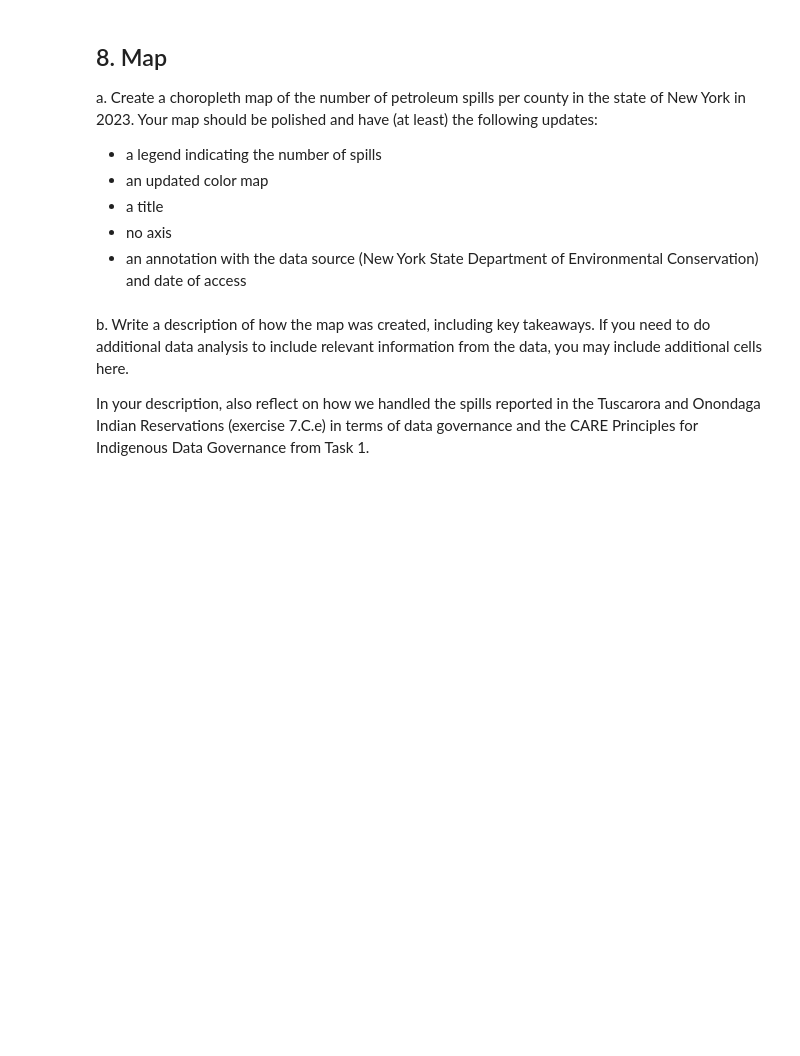
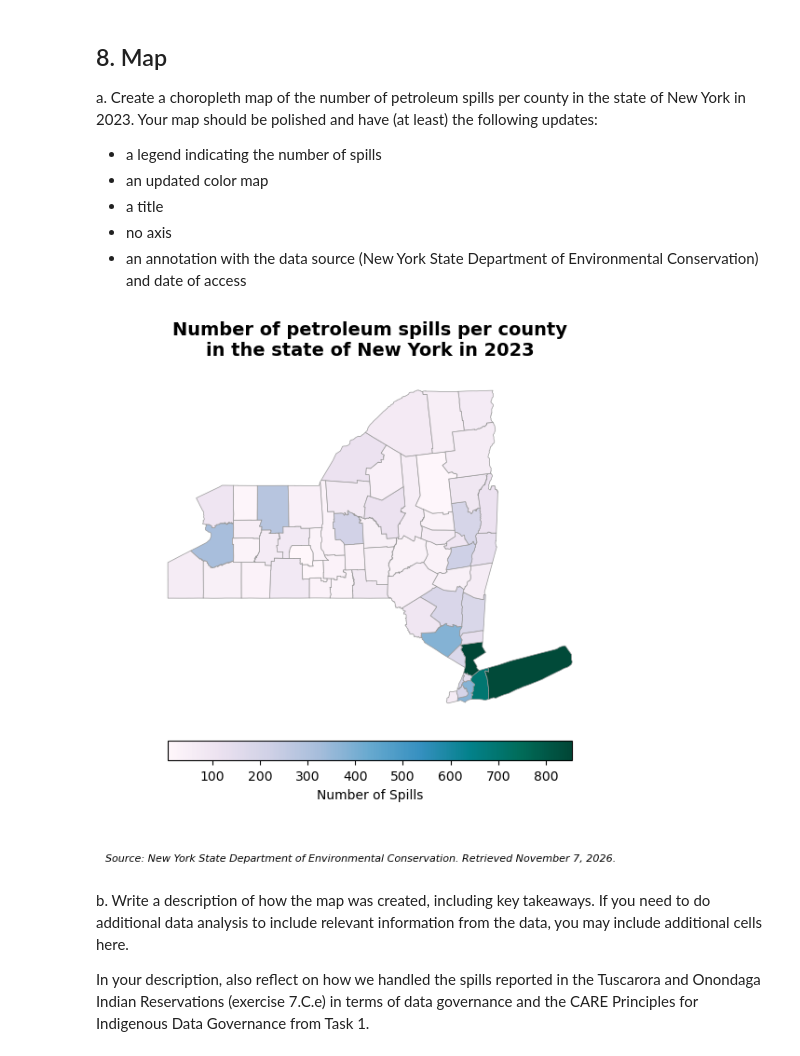
Before and after one commit to cllorey/eds220-hwk3, a Jupyter notebook: hwk3-task2-spills.ipynb, the cells around one changed output. Drawn from its saved outputs; the diff is of its cells as text; code cells hidden in the pictures; blank space fills up the shorter version.

```diff
--- a/hwk3-task2-spills.ipynb
+++ b/hwk3-task2-spills.ipynb
@@ -586,7 +586,7 @@ ny_counties = ny_counties.rename(columns={'name':'county'})
 # %% [markdown]
 b. Store the inner join of the `spills_per_county` and `ny_counties` dataframes in a new variable named `ny_spills`.
 # %%
-ny_spills = pd.merge(spills_per_county, ny_counties, on='county', how='inner')
+ny_spills = pd.merge(ny_counties, spills_per_county, on='county', how='inner')
 # %% [markdown]
 <!-- BEGIN QUESTION -->
 
@@ -615,0 +633,14 @@ e. Since the reservations do not appear in the `ny_counties` dataframe, add the
+# %%
+# Record initial spill count in Onondaga county (using .item() to isolate the count)
+before_onon = ny_spills.loc[ny_spills['county'] == 'Onondaga', 'n_spills'].item()
+print(before_onon)
+
+# Add the one Onondaga Indian Reservation spill to Onondaga county in ny_spills
+ny_spills.loc[ny_spills['county'] == 'Onondaga', 'n_spills'] += 1 # += updates the df
+
+# Record new spill count in Onondaga
+after_onon = ny_spills.loc[ny_spills['county'] == 'Onondaga', 'n_spills'].item()
+print(after_onon)
+
+# Verify that the dataframe was updated
+assert after_onon == before_onon + 1, f"{before_onon + 1} does not equal {after_onon}"
@@ -622,6 +656,48 @@ Your map should be polished and have (at least) the following updates:
 - a title
 - no axis
 - an annotation with the data source (New York State Department of Environmental Conservation) and date of access
+# %%
+# Initialize empty plot
+fig, ax = plt.subplots(figsize=(8, 6))
+
+# Remove the axis for a cleaner map
+ax.axis('off')
+
+# Create choropleth map of spills per county in NY in 2023
+# Plot with refined color and edge style
+ny_spills.plot(
+    ax=ax,
+    column='n_spills', # Indicates which column to color by
+    cmap='PuBuGn',
+    legend=True,
+    edgecolor="0.6",
+    linewidth=0.5,
+    legend_kwds={
+        "shrink": 0.7,
+        "label": "Number of Spills",
+        "orientation": "horizontal",
+        "pad": 0.05
+    }
+)
+
+# Add title for better context
+ax.set_title('Number of petroleum spills per county\nin the state of New York in 2023',
+             fontsize=14, weight='bold', pad=15)
+
+# Add caption below the plot
+fig.text(
+    0.5,
+    0.01,
+    "Source: New York State Department of Environmental Conservation. Retrieved November 7, 2026.",
+    ha="center",
+    fontsize=8,
+    style="italic",
+    wrap=True
+)
+
+plt.show()
+# %% [output]
+[figure, added]
 # %% [markdown]
 b. Write a description of how the map was created, including key takeaways. If you need to do additional data analysis to include relevant information from the data, you may include additional cells here.
 
```
Also changed, not shown: parts of 7 cells of this notebook.
